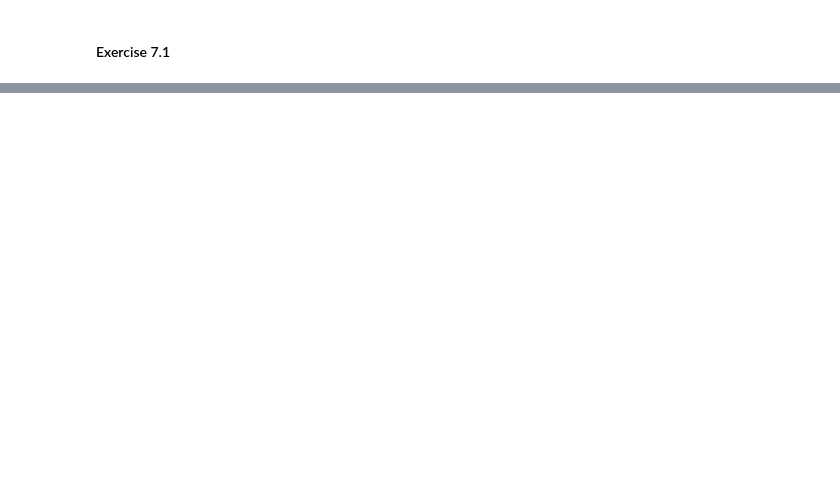
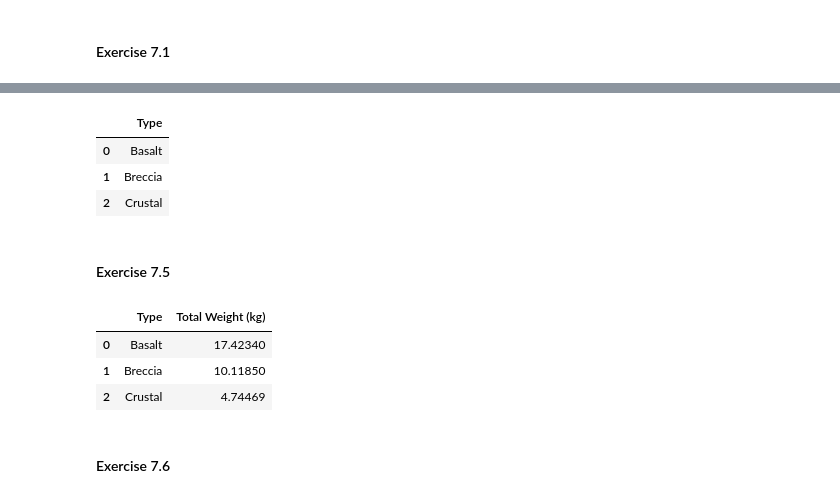
Before and after one commit to pmikaelah/Learn-Microsoft-Learning-Path-1-Explore-space-with-Python-and-Visual-Studio-Code, a Jupyter notebook: [main notebook] over-the-moon/sample-return/sample-return.ipynb, the cells around one changed output, grey strips where cells are left out. Drawn from its saved outputs; the diff is of its cells as text; code cells hidden in the pictures; blank space fills up the shorter version.

```diff
--- a/[main notebook] over-the-moon/sample-return/sample-return.ipynb
+++ b/[main notebook] over-the-moon/sample-return/sample-return.ipynb
@@ -734,0 +836,65 @@ This bit of information really stands out: we didn't have many **Crustal** rocks
+# %%
+import pandas as pd
+rock_samples = pd.read_csv('data/rocksamples.csv')
+
+rock_samples['Weight (g)'] = rock_samples['Weight (g)'].apply(lambda x : x * 0.001)
+rock_samples.rename(columns = {'Weight (g)' : 'Weight (kg)'}, inplace = True)
+rock_samples.head()
+
+rock_samples['Remaining (kg)'] = rock_samples['Weight (kg)'] * (rock_samples['Pristine (%)'] * 0.01)
+rock_samples.describe()
+
+low_samples = rock_samples.loc[(rock_samples['Weight (kg)'] >= 0.16) & (rock_samples['Pristine (%)'] <= 50)]
+low_samples.head()
+low_samples.Type.unique()
+
+needed_samples = low_samples[low_samples['Type'].isin(['Basalt', 'Breccia'])]
+needed_samples.groupby('Type')['Weight (kg)'].sum()
+
+needed_samples = pd.concat([needed_samples, rock_samples[rock_samples['Type'] == 'Crustal']])
+
+needed_samples_overview = pd.DataFrame()
+needed_samples_overview['Type'] = needed_samples.Type.unique()
+needed_samples_overview
+# %% [output]
+|  | Type |
+| 0 | Basalt |
+| 1 | Breccia |
+| 2 | Crustal |
+# %% [markdown]
+#### Exercise 7.5
+# %%
+import pandas as pd
+rock_samples = pd.read_csv('data/rocksamples.csv')
+
+rock_samples['Weight (g)'] = rock_samples['Weight (g)'].apply(lambda x : x * 0.001)
+rock_samples.rename(columns = {'Weight (g)' : 'Weight (kg)'}, inplace = True)
+rock_samples.head()
+
+rock_samples['Remaining (kg)'] = rock_samples['Weight (kg)'] * (rock_samples['Pristine (%)'] * 0.01)
+rock_samples.describe()
+
+low_samples = rock_samples.loc[(rock_samples['Weight (kg)'] >= 0.16) & (rock_samples['Pristine (%)'] <= 50)]
+low_samples.head()
+low_samples.Type.unique()
+
+needed_samples = low_samples[low_samples['Type'].isin(['Basalt', 'Breccia'])]
+needed_samples.groupby('Type')['Weight (kg)'].count()
+needed_samples.groupby('Type')['Weight (kg)'].sum()
+
+needed_samples = pd.concat([needed_samples, rock_samples[rock_samples['Type'] == 'Crustal']])
+
+needed_samples_overview = pd.DataFrame()
+needed_samples_overview['Type'] = needed_samples.Type.unique()
+
+needed_samples_weights = needed_samples.groupby('Type')['Weight (kg)'].sum().reset_index()
+needed_samples_overview = pd.merge(needed_samples_overview, needed_samples_weights, on = 'Type')
+needed_samples_overview.rename(columns = {'Weight (kg)' : 'Total Weight (kg)'}, inplace = True)
+needed_samples_overview
+# %% [output]
+|  | Type | Total Weight (kg) |
+| 0 | Basalt | 17.42340 |
+| 1 | Breccia | 10.11850 |
+| 2 | Crustal | 4.74469 |
+# %% [markdown]
+#### Exercise 7.6
```
Also changed, not shown: parts of 8 cells of this notebook.
